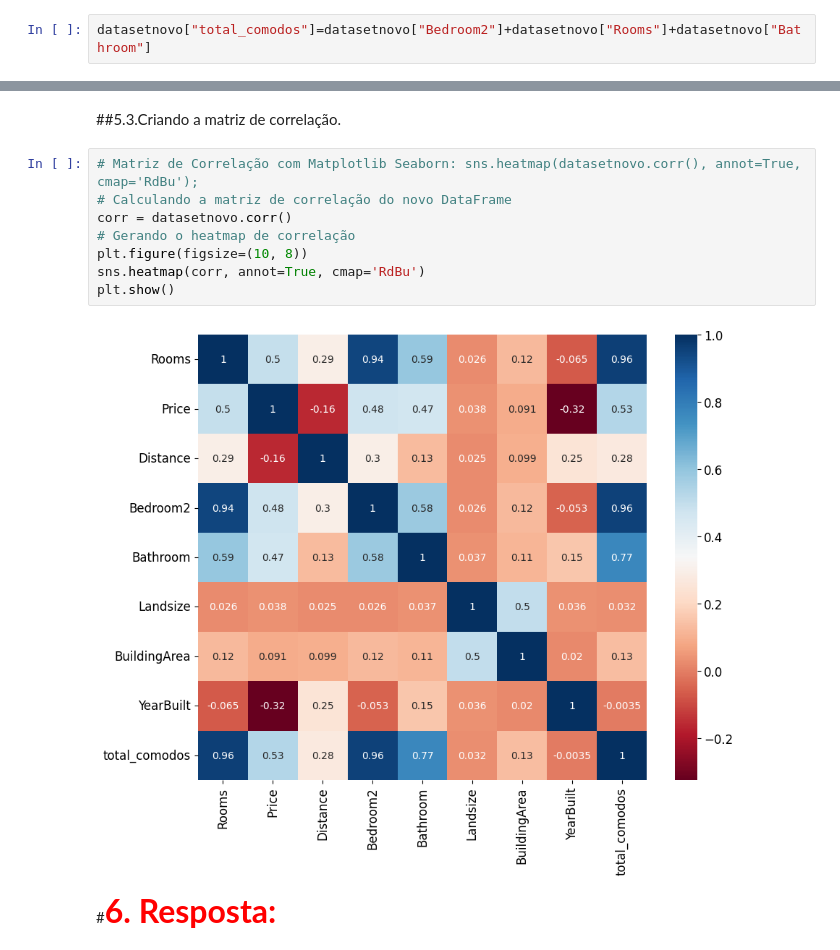
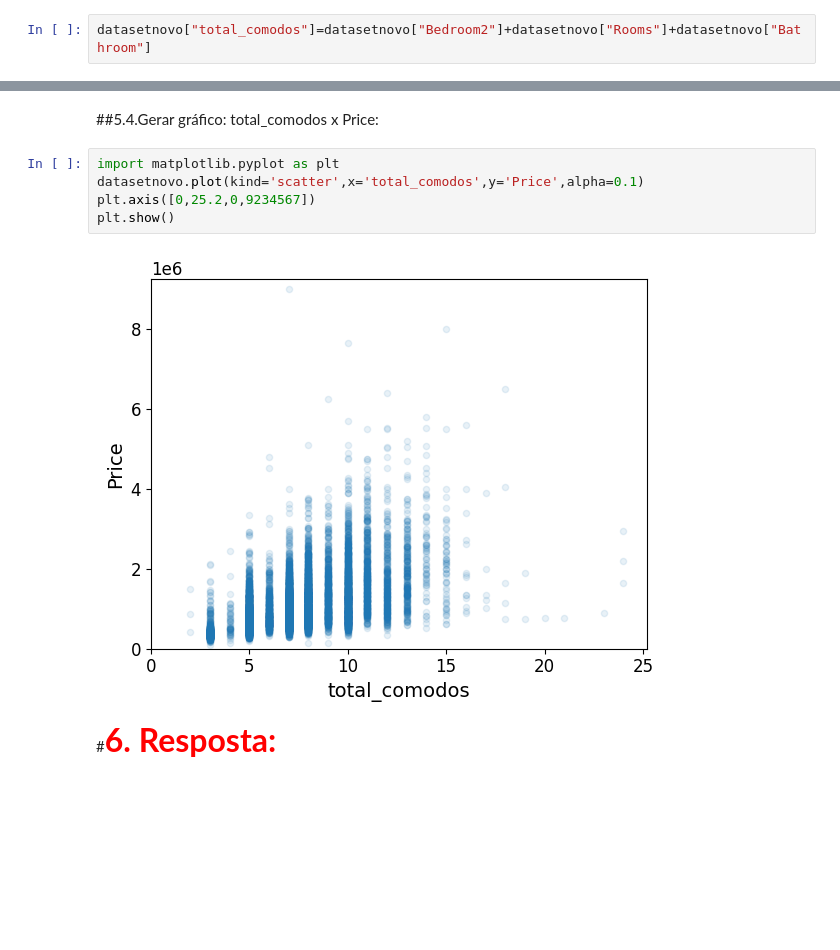
Before and after one commit to anderson02aa/Pos_de_IA_na_UFV-2024, a Jupyter notebook: ELT574_11850_3_Atividade_1.ipynb, the cells around one changed output, grey strips where cells are left out. Drawn from its saved outputs; the diff is of its cells as text; blank space fills up the shorter version.

```diff
--- a/ELT574_11850_3_Atividade_1.ipynb
+++ b/ELT574_11850_3_Atividade_1.ipynb
@@ -630,17 +643,14 @@ Landsize         0.037507
 YearBuilt       -0.323617
 Name: Price, dtype: float64
-# %% [markdown]
-##5.3.Criando a matriz de correlação.
-# %%
-# Matriz de Correlação com Matplotlib Seaborn: sns.heatmap(datasetnovo.corr(), annot=True, cmap='RdBu');
-# Calculando a matriz de correlação do novo DataFrame
-corr = datasetnovo.corr()
-# Gerando o heatmap de correlação
-plt.figure(figsize=(10, 8))
-sns.heatmap(corr, annot=True, cmap='RdBu')
-plt.show()
-# %% [output]
-[figure, removed]
+# %% [markdown]
+##5.4.Gerar gráfico: total_comodos x Price:
+# %%
+import matplotlib.pyplot as plt
+datasetnovo.plot(kind='scatter',x='total_comodos',y='Price',alpha=0.1)
+plt.axis([0,25.2,0,9234567])
+plt.show()
+# %% [output]
+[figure, added]
 # %% [markdown]
 #<b><font size=6 color=#FF0000>6. Resposta:</font></b>
 # %% [markdown]
```
Also changed, not shown: parts of 5 cells of this notebook.
